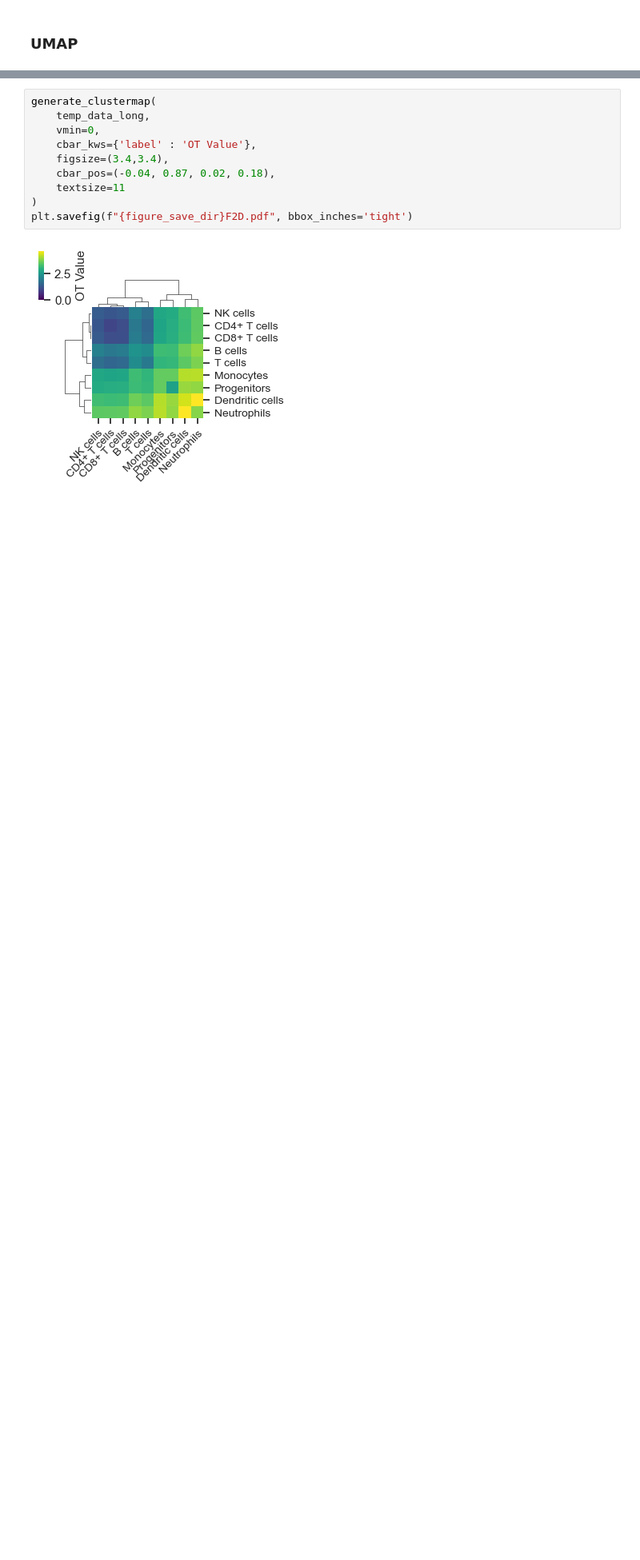
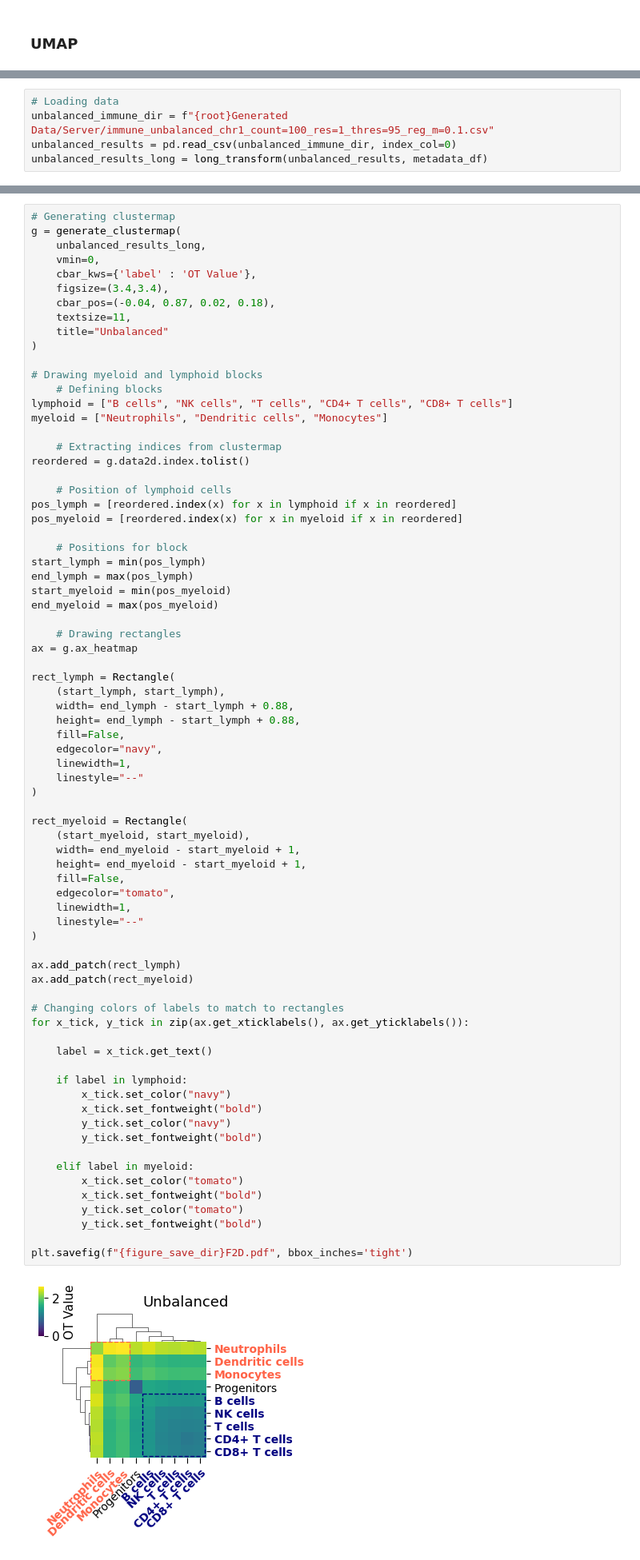
Before and after one commit to OlivierJSm/MasterInternship1, a Jupyter notebook: Testing/Report Figures/section_2.ipynb, the cells around one changed output, grey strips where cells are left out. Shown at 80% size. Drawn from its saved outputs; the diff is of its cells as text; blank space fills up the shorter version.

```diff
--- a/Testing/Report Figures/section_2.ipynb
+++ b/Testing/Report Figures/section_2.ipynb
@@ -145,0 +152,5 @@ TODO:
+# %%
+# Loading data
+unbalanced_immune_dir = f"{root}Generated Data/Server/immune_unbalanced_chr1_count=100_res=1_thres=95_reg_m=0.1.csv"
+unbalanced_results = pd.read_csv(unbalanced_immune_dir, index_col=0)
+unbalanced_results_long = long_transform(unbalanced_results, metadata_df)
@@ -146,15 +173,79 @@ TODO:
 # %%
-generate_clustermap(
-    temp_data_long,
+# Generating clustermap
+g = generate_clustermap(
+    unbalanced_results_long,
     vmin=0,
     cbar_kws={'label' : 'OT Value'},
     figsize=(3.4,3.4),
     cbar_pos=(-0.04, 0.87, 0.02, 0.18),
-    textsize=11
+    textsize=11,
+    title="Unbalanced"
 )
+
+# Drawing myeloid and lymphoid blocks
+    # Defining blocks
+lymphoid = ["B cells", "NK cells", "T cells", "CD4+ T cells", "CD8+ T cells"]
+myeloid = ["Neutrophils", "Dendritic cells", "Monocytes"]
+
+    # Extracting indices from clustermap
+reordered = g.data2d.index.tolist()
+
+    # Position of lymphoid cells
+pos_lymph = [reordered.index(x) for x in lymphoid if x in reordered]
+pos_myeloid = [reordered.index(x) for x in myeloid if x in reordered]
+
+    # Positions for block
+start_lymph = min(pos_lymph)
+end_lymph = max(pos_lymph)
+start_myeloid = min(pos_myeloid)
+end_myeloid = max(pos_myeloid)
+
+    # Drawing rectangles
+ax = g.ax_heatmap
+
+rect_lymph = Rectangle(
+    (start_lymph, start_lymph),
+    width= end_lymph - start_lymph + 0.88,
+    height= end_lymph - start_lymph + 0.88,
+    fill=False,
+    edgecolor="navy",
+    linewidth=1,
+    linestyle="--"
+)
+
+rect_myeloid = Rectangle(
+    (start_myeloid, start_myeloid),
+    width= end_myeloid - start_myeloid + 1,
+    height= end_myeloid - start_myeloid + 1,
+    fill=False,
+    edgecolor="tomato",
+    linewidth=1,
+    linestyle="--"
+)
+
+ax.add_patch(rect_lymph)
+ax.add_patch(rect_myeloid)
+
+# Changing colors of labels to match to rectangles
+for x_tick, y_tick in zip(ax.get_xticklabels(), ax.get_yticklabels()):
+
+    label = x_tick.get_text()
+
+    if label in lymphoid:
+        x_tick.set_color("navy")
+        x_tick.set_fontweight("bold")
+        y_tick.set_color("navy")
+        y_tick.set_fontweight("bold")
+
+    elif label in myeloid:
+        x_tick.set_color("tomato")
+        x_tick.set_fontweight("bold")
+        y_tick.set_color("tomato")
+        y_tick.set_fontweight("bold")
+
 plt.savefig(f"{figure_save_dir}F2D.pdf", bbox_inches='tight')
 # %% [output]
-[figure, old version]
+[figure, new version]
 # %% [markdown]
 ## Panel E
 UOT UMAP
```
Also changed, not shown: parts of 15 cells of this notebook, 57 other files.
